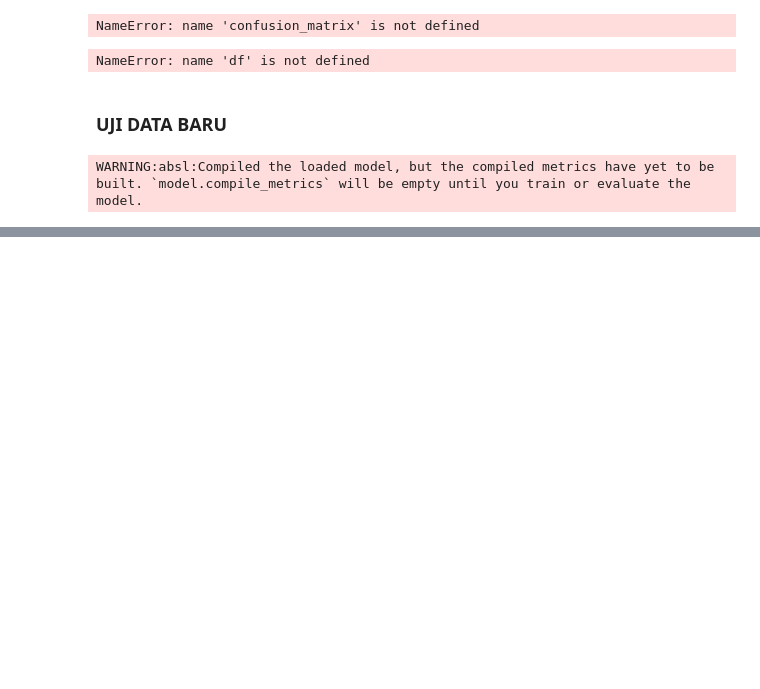
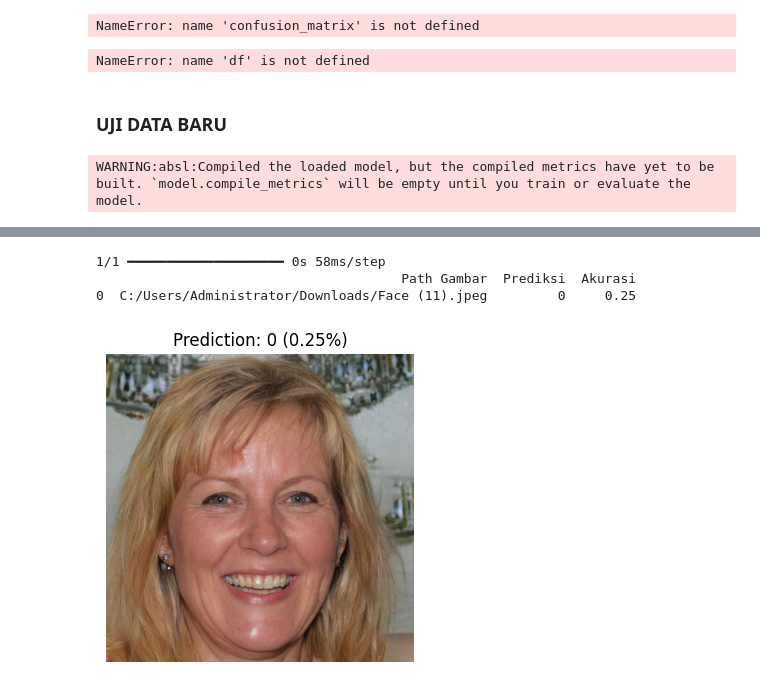
Before and after one commit to Realpusing/SkripsiCode, a Jupyter notebook: LOAD MODEL.IPYNB, the cells around one changed output, grey strips where cells are left out. Saved outputs shown, nothing was run; the diff lists cells and outputs as text; code cells hidden in the pictures; blank space fills up the shorter version.

```diff
--- a/LOAD MODEL.IPYNB
+++ b/LOAD MODEL.IPYNB
@@ -318,0 +320,56 @@ WARNING:absl:Compiled the loaded model, but the compiled metrics have yet to be
+# %%
+import os
+import cv2
+import numpy as np
+import pandas as pd
+import matplotlib.pyplot as plt
+from PyQt5.QtWidgets import QApplication, QFileDialog
+import sys
+
+# Inisialisasi aplikasi Qt
+app = QApplication(sys.argv)
+file_path, _ = QFileDialog.getOpenFileName(
+    None, "Pilih Gambar", "", "Image Files (*.jpg *.jpeg *.png)"
+)
+
+if file_path:
+    threshold = 0.5
+    predictions = []
+    image = cv2.imread(file_path, cv2.IMREAD_GRAYSCALE)
+
+    if image is not None:
+        image_resized = cv2.resize(image, (64, 64))
+        image_resized = image_resized / 255.0
+        image_resized = np.expand_dims(image_resized, axis=-1)
+        image_resized = np.expand_dims(image_resized, axis=0)
+
+        pred = model.predict(image_resized)[0][0]
+        predicted_label = 1 if pred > threshold else 0
+        confidence_score = round(pred * 100, 2)
+
+        predictions.append({
+            "Path Gambar": file_path,
+            "Prediksi": predicted_label,
+            "Akurasi": confidence_score
+        })
+        df = pd.DataFrame(predictions)
+        df.to_csv("Hasil_Prediksi_Satu_Gambar.csv", index=False)
+        print(df)
+
+        img_color = cv2.imread(file_path, cv2.IMREAD_COLOR)
+        img_rgb = cv2.cvtColor(img_color, cv2.COLOR_BGR2RGB)
+
+        plt.figure(figsize=(4, 4))
+        plt.imshow(img_rgb)
+        plt.title(f"Prediction: {predicted_label} ({confidence_score}%)")
+        plt.axis("off")
+        plt.show()
+    else:
+        print("Gagal membaca gambar.")
+else:
+    print("Tidak ada gambar yang dipilih.")
+# %% [output]
+1/1 ━━━━━━━━━━━━━━━━━━━━ 0s 58ms/step
+                                       Path Gambar  Prediksi  Akurasi
+0  C:/Users/Administrator/Downloads/Face (11).jpeg         0     0.25
+[figure, added]
```
Also changed, not shown: parts of 4 cells of this notebook, 9 other files.
